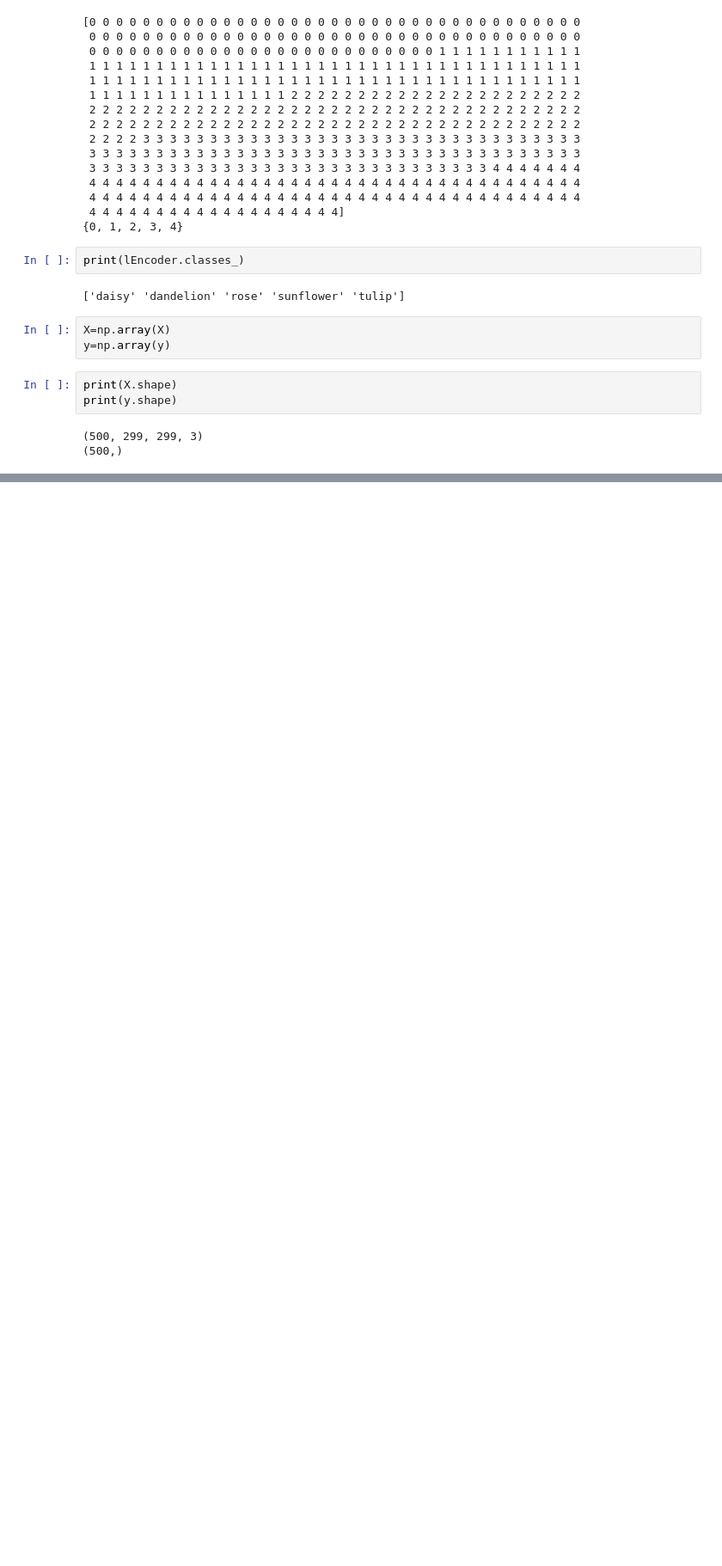
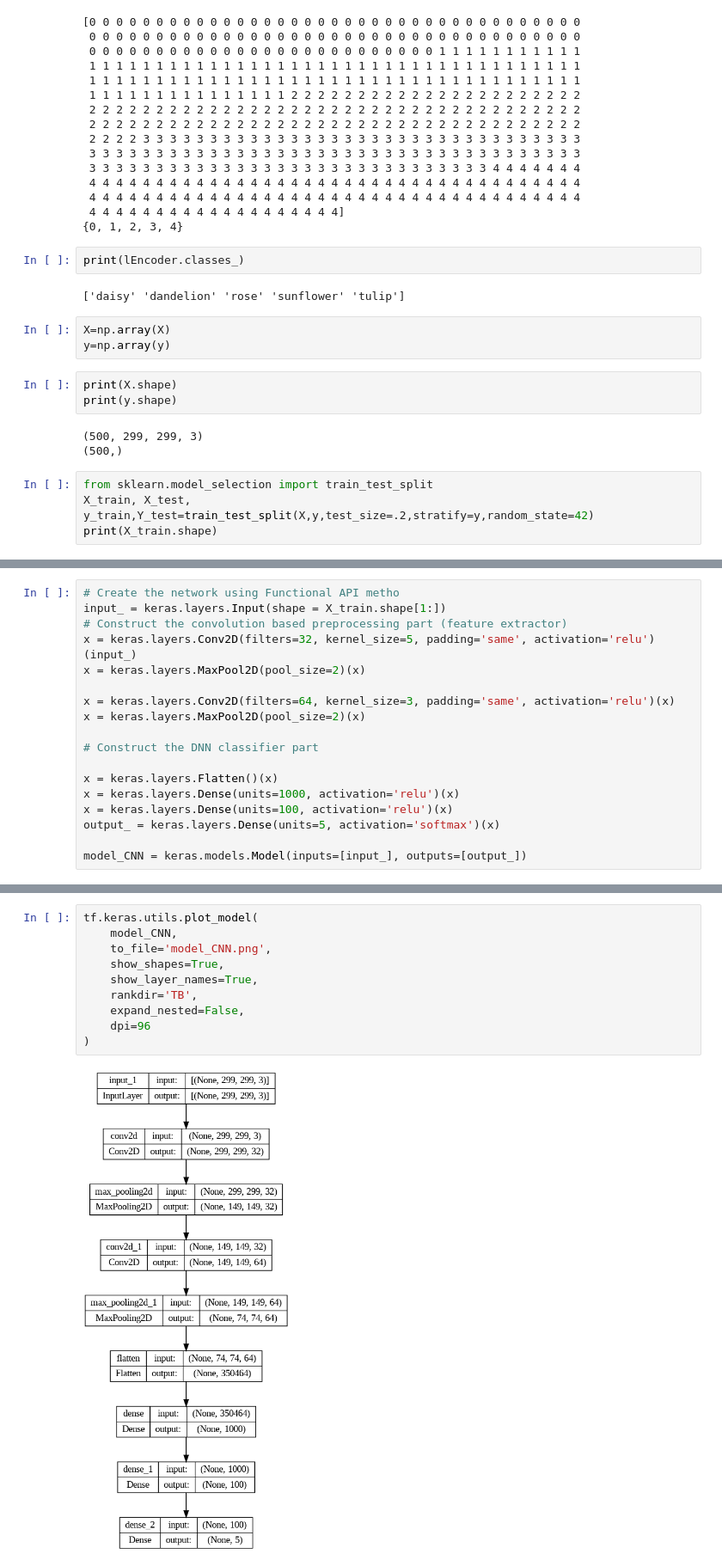
Before and after one commit to neethak/FDP_DL-adishankara, a Jupyter notebook: CNN.ipynb, the cells around one changed output, grey strips where cells are left out. Shown: that part at 86% size. Cells and saved outputs as stored; diff of their text form; blank space fills up the shorter version.

```diff
--- a/CNN.ipynb
+++ b/CNN.ipynb
@@ -107,3 +107,7 @@ print(y.shape)
 # %% [output]
 (500, 299, 299, 3)
 (500,)
+# %%
+from sklearn.model_selection import train_test_split
+X_train, X_test, y_train,Y_test=train_test_split(X,y,test_size=.2,stratify=y,random_state=42)
+print(X_train.shape)
@@ -109,0 +128,18 @@ print(y.shape)
+# %%
+# Create the network using Functional API metho
+input_ = keras.layers.Input(shape = X_train.shape[1:])
+# Construct the convolution based preprocessing part (feature extractor)
+x = keras.layers.Conv2D(filters=32, kernel_size=5, padding='same', activation='relu')(input_)
+x = keras.layers.MaxPool2D(pool_size=2)(x)
+
+x = keras.layers.Conv2D(filters=64, kernel_size=3, padding='same', activation='relu')(x)
+x = keras.layers.MaxPool2D(pool_size=2)(x)
+
+# Construct the DNN classifier part
+
+x = keras.layers.Flatten()(x)
+x = keras.layers.Dense(units=1000, activation='relu')(x)
+x = keras.layers.Dense(units=100, activation='relu')(x)
+output_ = keras.layers.Dense(units=5, activation='softmax')(x)
+
+model_CNN = keras.models.Model(inputs=[input_], outputs=[output_])
@@ -109,0 +166,12 @@ print(y.shape)
+# %%
+tf.keras.utils.plot_model(
+    model_CNN,
+    to_file='model_CNN.png',
+    show_shapes=True,
+    show_layer_names=True,
+    rankdir='TB',
+    expand_nested=False,
+    dpi=96
+)
+# %% [output]
+[figure, added]
```
Also changed, not shown: parts of 13 cells of this notebook.
